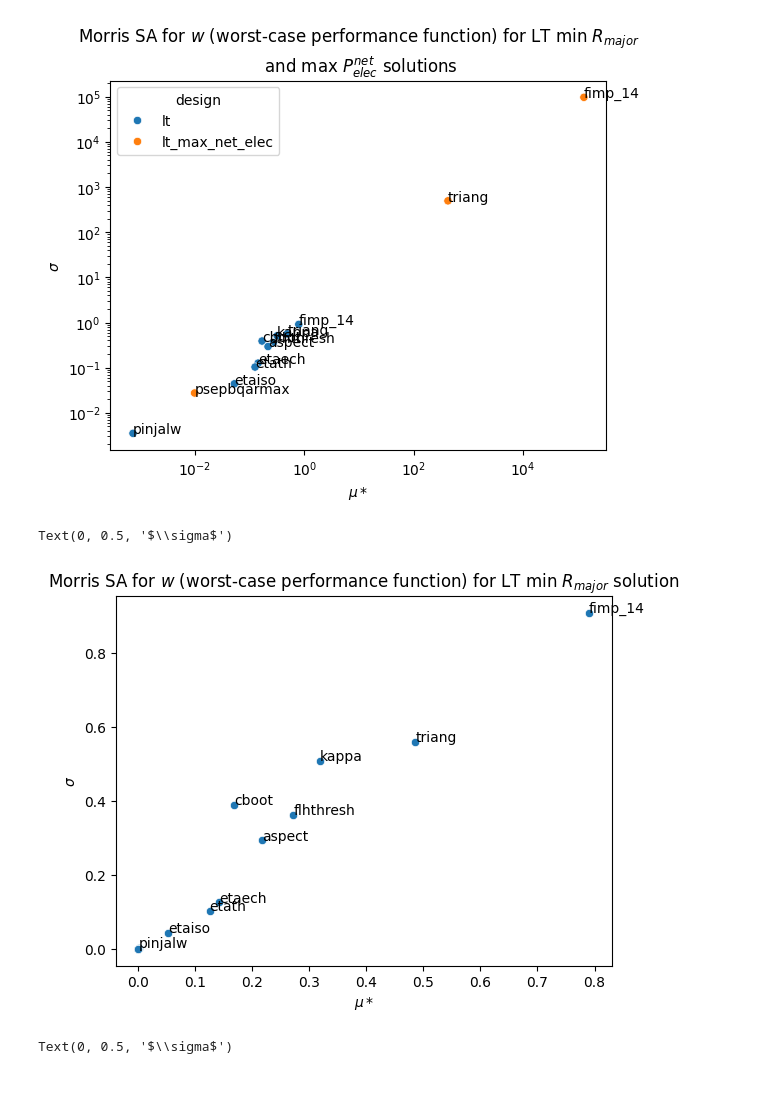
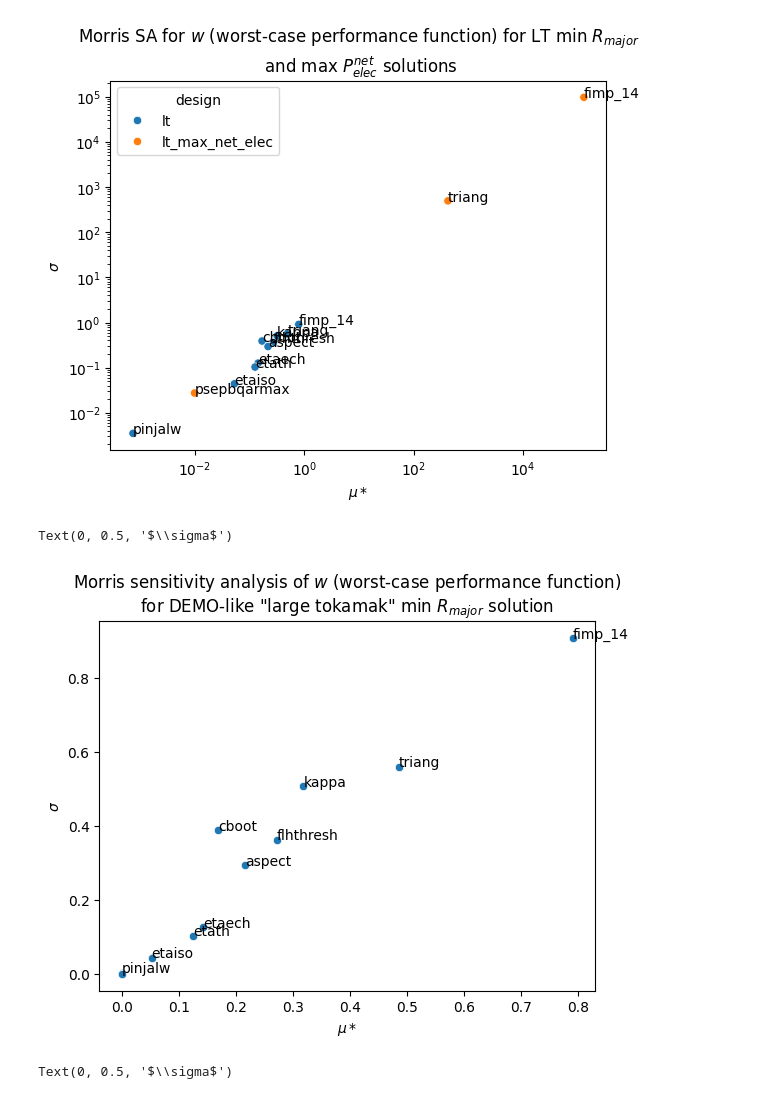
Before and after one commit to jonmaddock/dakota-process, a Jupyter notebook: morris/analyse_morris.ipynb, the cells around one changed output. Cells and saved outputs as stored; diff of their text form; code cells hidden in the pictures.

```diff
--- a/morris/analyse_morris.ipynb
+++ b/morris/analyse_morris.ipynb
@@ -14,6 +22,7 @@ output_files = ["morris_lt_summary.out", "morris_lt_max_net_elec_summary.out"]
 
 # Match line in output
 input_re = re.compile(r"Input\s+(\d+)\s.*=\s+(\d+\.\d+e[+-]\d+)\s+(\d+\.\d+e[+-]\d+)")
+end_of_results_re = re.compile(r"^$")
 results = {"design": [], "input": [], "descriptor": [], "mod_mean": [], "std": []}
 
 descriptors = [
@@ -46,8 +55,10 @@ for output_file in output_files:
     with open(output_file, "r") as f:
         content = f.readlines()
 
+    got_results = False
     for line in content:
         if matches := input_re.match(line):
+            got_results = True
             # Start of results
             results["design"].append(design)
             results["input"].append(float(matches[1]))
@@ -55,6 +66,9 @@ for output_file in output_files:
             results["descriptor"].append(descriptors[int(matches[1]) - 1])
             results["mod_mean"].append(float(matches[2]))
             results["std"].append(float(matches[3]))
+        elif got_results and end_of_results_re.match(line):
+            # Got first set of results (w), ignore others (individual constraints), now exit
+            break
         else:
             continue
 
@@ -110,19 +124,20 @@ Text(0, 0.5, '$\\sigma$')
 # %%
 # min rmajor only
 lt_results_df = results_df[results_df["design"] == "lt"]
 ax = sns.scatterplot(data=lt_results_df, x="mod_mean", y="std")
 
 # ax.loglog()
 label_point(lt_results_df)
 
 ax.set_title(
-    "Morris SA for $w$ (worst-case performance function) for LT min $R_{major}$ solution"
+    "Morris sensitivity analysis of $w$ (worst-case performance function)\n"
+    'for DEMO-like "large tokamak" min $R_{major}$ solution'
 )
 ax.set_xlabel("$\mu*$")
 ax.set_ylabel("$\sigma$")
 # %% [output]
 Text(0, 0.5, '$\\sigma$')
-[figure, old version]
+[figure, new version]
 # %%
 # Max P net elec only
 lt_max_net_elec_results_df = results_df[results_df["design"] == "lt_max_net_elec"]
```
Also changed, not shown: parts of 6 cells of this notebook.
